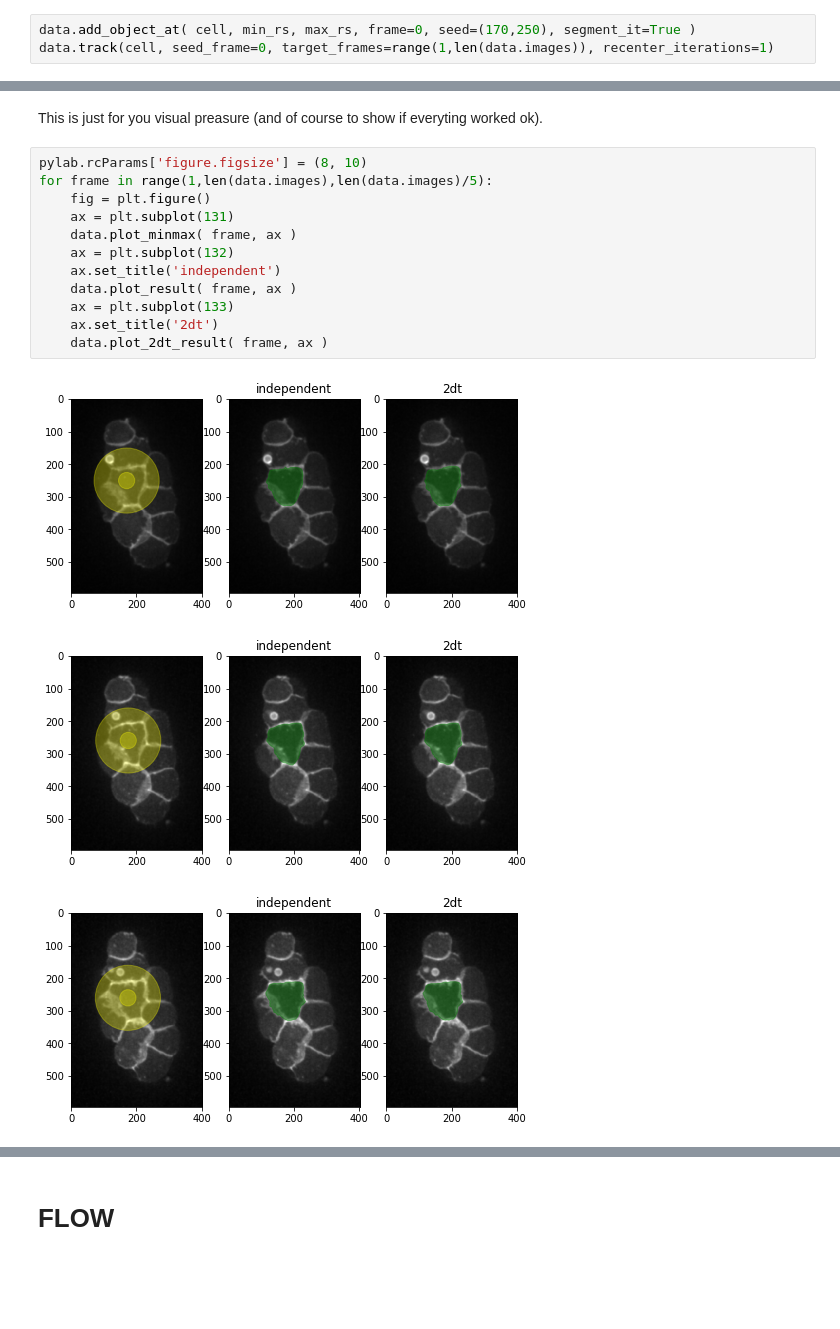
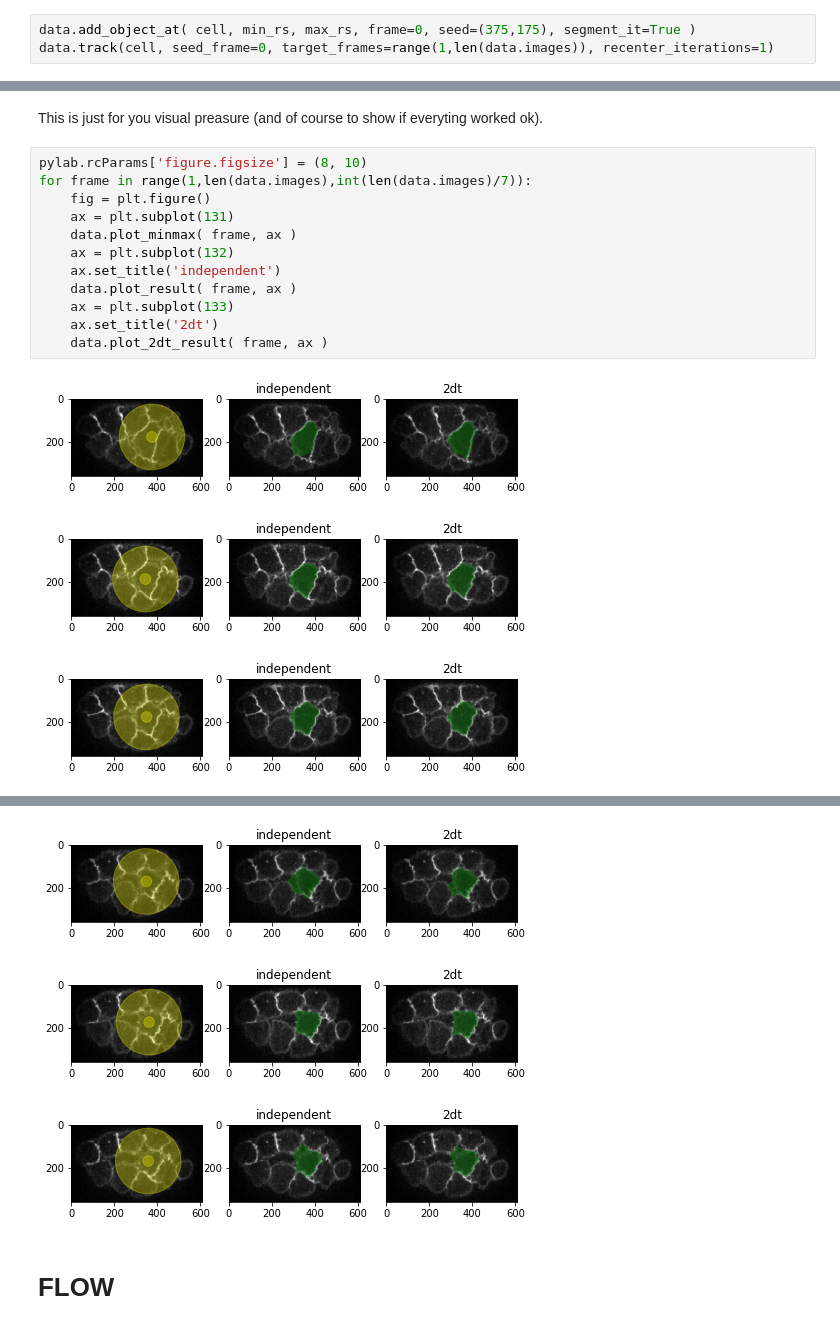
Before and after one commit to mangalp/BobSeg, a Jupyter notebook: TimeLapseData2d.ipynb, the cells around one changed output, grey strips where cells are left out. Saved outputs shown, nothing was run; the diff lists cells and outputs as text; blank space fills up the shorter version.

Commit message:
Made compatible with python 3 and fixed plotting bugs

```diff
--- a/TimeLapseData2d.ipynb
+++ b/TimeLapseData2d.ipynb
@@ -96,5 +95,5 @@ So far we did not say where this cell is located in the image. Hence, we add the
 The second line takes the object, the cell, we just seeded at frame 0 and tracks it on all given _target_frames_. We just give a list of all frame ids from 1 to the number of images. The parameter _recenter_iterations_ should usually be at least 1. This is the number of times the segmentation tries to update the given seed point. Values >1 will take more time but might enhance the accuracy of tracking the object.
 # %%
-data.add_object_at( cell, min_rs, max_rs, frame=0, seed=(170,250), segment_it=True )
+data.add_object_at( cell, min_rs, max_rs, frame=0, seed=(375,175), segment_it=True )
 data.track(cell, seed_frame=0, target_frames=range(1,len(data.images)), recenter_iterations=1)
 # %% [output]
@@ -155,17 +154,17 @@ imshow(segimgs[0])
 This is just for you visual preasure (and of course to show if everyting worked ok).
 # %%
 pylab.rcParams['figure.figsize'] = (8, 10)
-for frame in range(1,len(data.images),len(data.images)/5):
+for frame in range(1,len(data.images),int(len(data.images)/7)):
     fig = plt.figure()
     ax = plt.subplot(131)
     data.plot_minmax( frame, ax )
     ax = plt.subplot(132)
     ax.set_title('independent')
     data.plot_result( frame, ax )
     ax = plt.subplot(133)
     ax.set_title('2dt')
     data.plot_2dt_result( frame, ax )
 # %% [output]
-[figure, old version]
+[figure, new version]
-[figure, old version]
+[figure, new version]
-[figure, old version]
+[figure, new version]
@@ -174,3 +173,6 @@ for frame in range(1,len(data.images),len(data.images)/5):
+[figure, added]
+[figure, added]
+[figure, added]
 # %% [markdown]
 # FLOW
 # %% [markdown]
```
Also changed, not shown: parts of 4 cells of this notebook, 3 other files.
